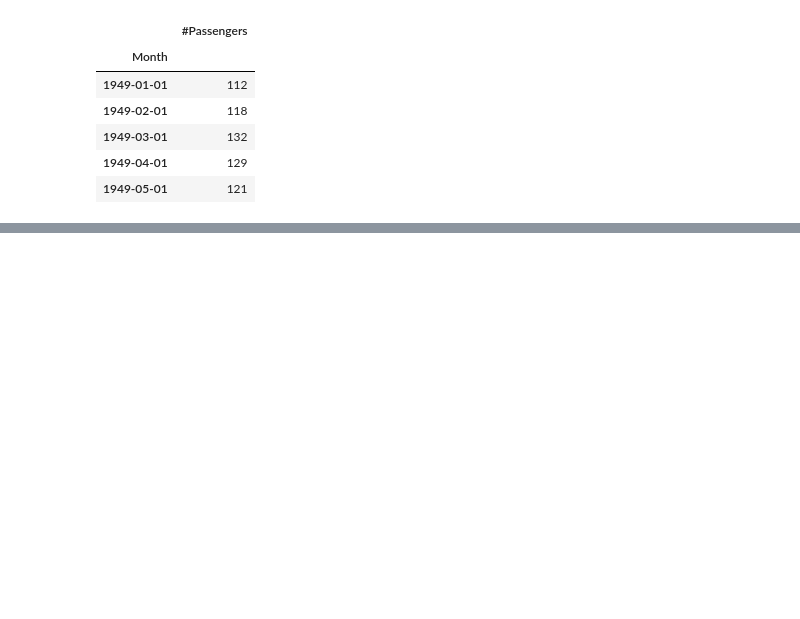
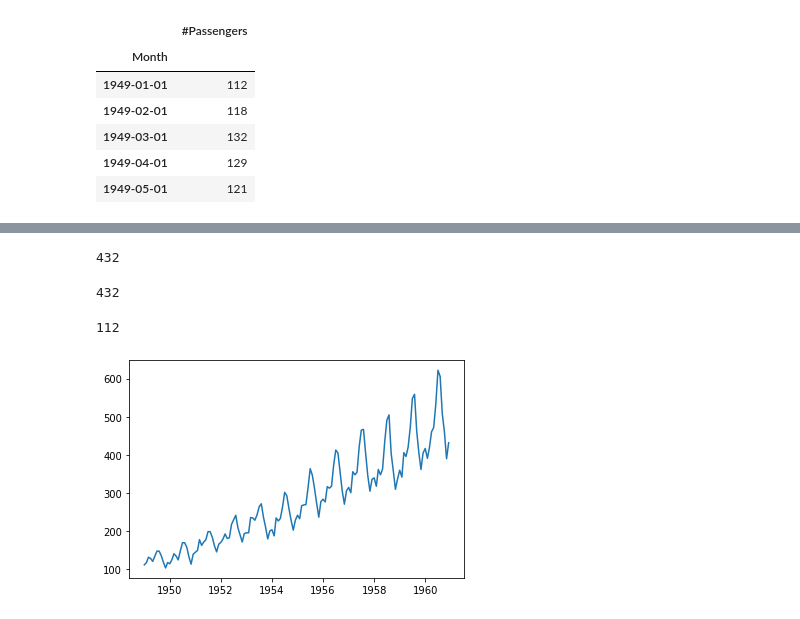
Before and after one commit to caiquemiranda/machine-learning-studies, a Jupyter notebook: 11.00-time-series.ipynb, the cells around one changed output, grey strips where cells are left out. Cells and saved outputs as stored; diff of their text form; code cells hidden in the pictures; blank space fills up the shorter version.

Commit message:
series-temporais

```diff
--- a/11.00-time-series.ipynb
+++ b/11.00-time-series.ipynb
@@ -40,0 +41,4 @@ dataset.head()
+# %%
+# serie temporal
+
+time_series = dataset['#Passengers']
@@ -40,0 +135,24 @@ dataset.head()
+# %%
+# valor indice maximo
+
+time_series['1960-12-01']
+# %% [output]
+432
+# %%
+# seleção do valor no indice maximo
+
+time_series[time_series.index.max()]
+# %% [output]
+432
+# %%
+# valor indice # minimo
+
+time_series[time_series.index.min()]
+# %% [output]
+112
+# %%
+# grafico da serie temporal
+
+plt.plot(time_series);
+# %% [output]
+[figure, added]
```
Also changed, not shown: parts of 12 cells of this notebook.
